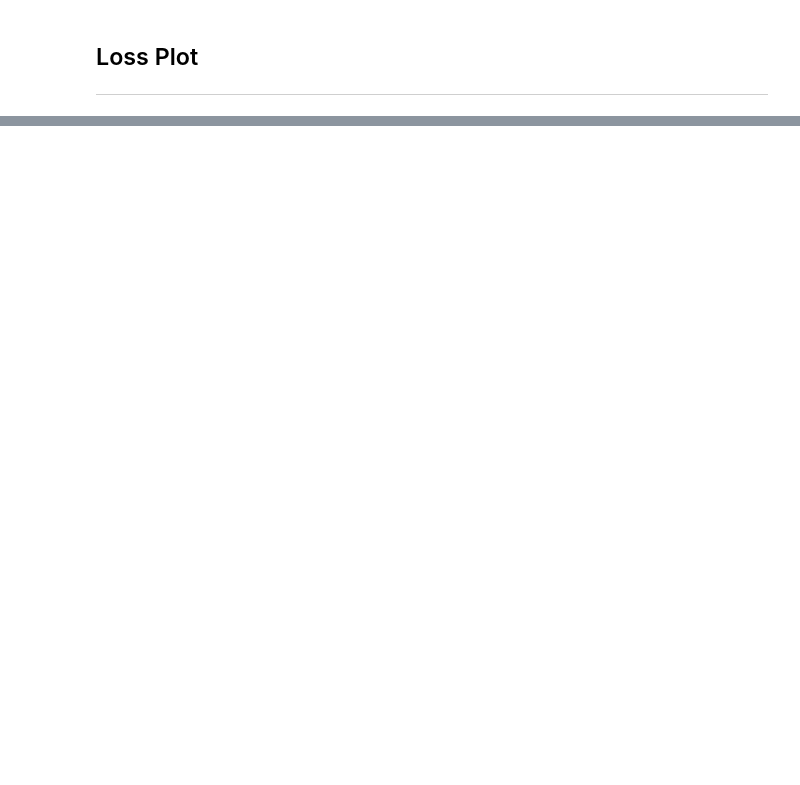
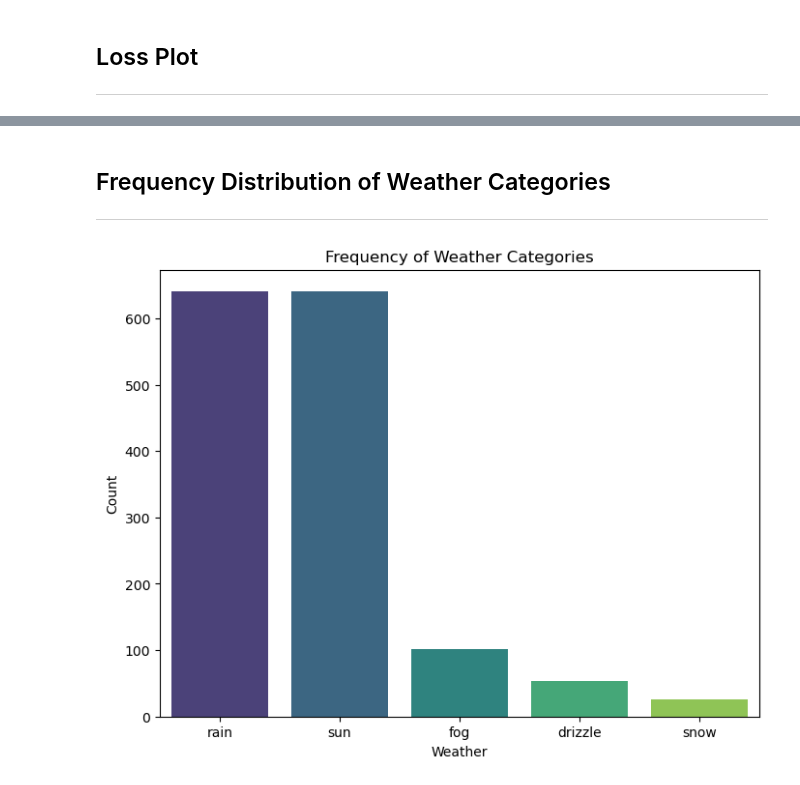
Before and after one commit to viz658/Weather_Prediction_Using_ML_DL, a Jupyter notebook: Seattle_Weather_Neural_Network.ipynb, the cells around one changed output, grey strips where cells are left out. Cells and saved outputs as stored; diff of their text form; code cells hidden in the pictures; blank space fills up the shorter version.

```diff
--- a/Seattle_Weather_Neural_Network.ipynb
+++ b/Seattle_Weather_Neural_Network.ipynb
@@ -189,0 +215,17 @@ plt.show()
+# %% [markdown]
+## Frequency Distribution of Weather Categories
+---
+# %%
+# Count the occurrences of each weather category
+weather_counts = data['weather'].value_counts()
+
+# Plot
+plt.figure(figsize=(8, 6))
+sns.barplot(x=weather_counts.index, y=weather_counts.values, hue=weather_counts.index,
+            dodge=False, palette='viridis', legend=False)
+plt.title("Frequency of Weather Categories")
+plt.xlabel("Weather")
+plt.ylabel("Count")
+plt.show()
+# %% [output]
+[figure, added]
```
Also changed, not shown: parts of 42 cells of this notebook.
